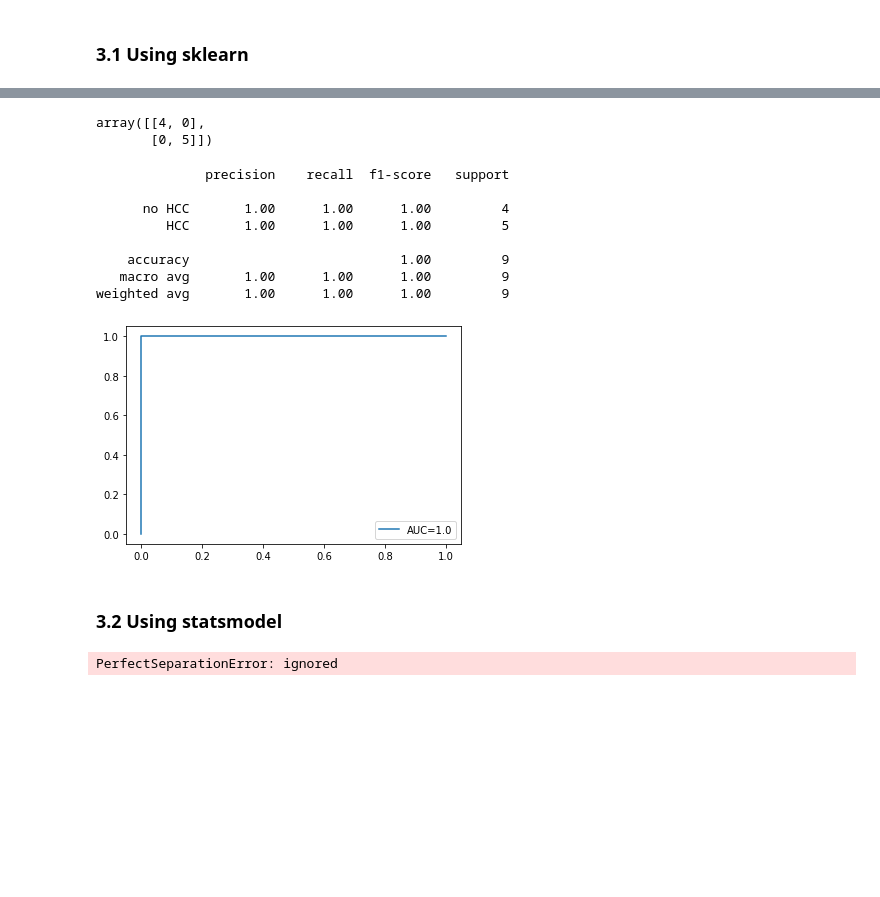
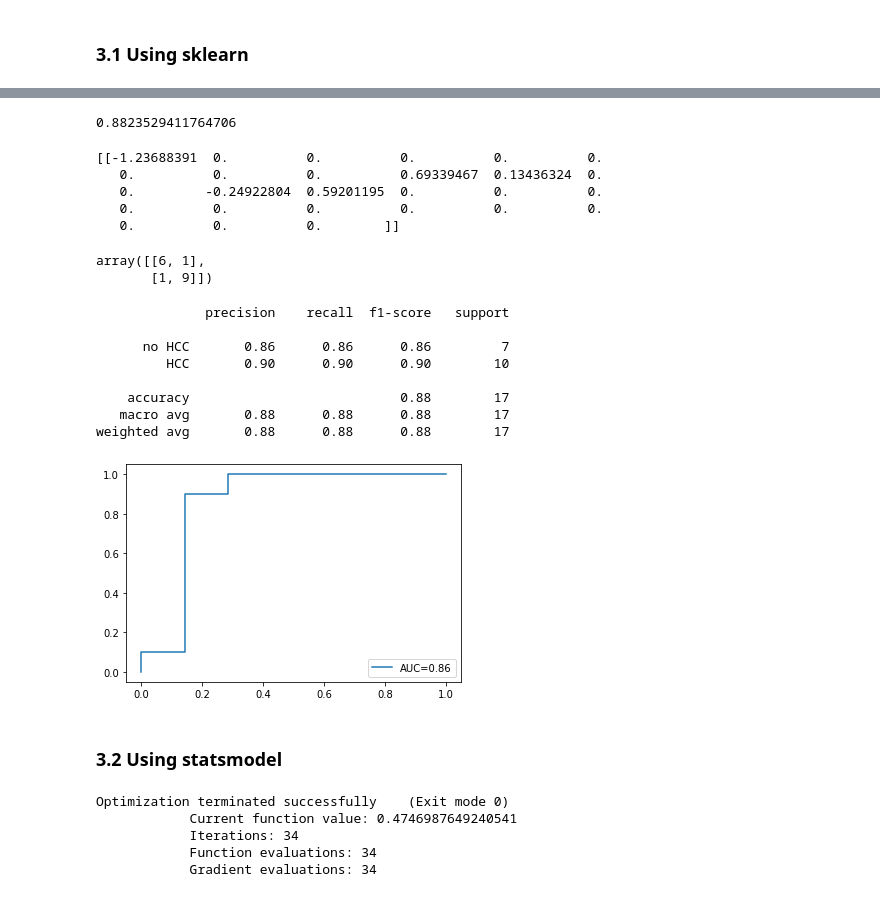
Before and after one commit to jmnolte/HCCNet, a Jupyter notebook: test_scripts/model_building.ipynb, the cells around one changed output, grey strips where cells are left out. Cells and saved outputs as stored; diff of their text form; code cells hidden in the pictures; blank space fills up the shorter version.

Commit message:
adjust model building

```diff
--- a/test_scripts/model_building.ipynb
+++ b/test_scripts/model_building.ipynb
@@ -185,13 +200,8 @@ for idx, threshold in enumerate(np.arange(0.2,1.1,0.1)):
 # %% [markdown]
 ### 3.1 Using sklearn
 # %%
-# divide data set in 75%:25% split
-X = features_data[features_names] # Features
+# divide data set in 50%:50% split
+X = features_only # Features
 y = features_data['HCC'] # Target variable
 
-X_train, X_test, y_train, y_test = train_test_split(X, y, test_size=0.25, random_state=16)
+X_train, X_test, y_train, y_test = train_test_split(X, y, test_size=0.5, random_state=16)
-# %%
-# fit logistic regression model and obtain predicted values
-model = LogisticRegression(random_state=16)
-model.fit(X_train, y_train)
-y_pred = model.predict(X_test)
@@ -205,0 +208,6 @@ print(model.coef_, model.intercept_)
+# %%
+from sklearn.model_selection import GridSearchCV
+param = {'C':np.logspace(-5,5,11), 'penalty':['l1'], 'solver':['liblinear']}
+logreg = LogisticRegression(random_state=16)
+logreg_cv = GridSearchCV(logreg, param, cv=5, scoring='accuracy')
+logreg_cv.fit(X_train, y_train)
@@ -206,41 +242,59 @@ print(model.coef_, model.intercept_)
+# %%
+mod = LogisticRegression(penalty='l1', C=1, solver='liblinear', random_state=16).fit(X_train, y_train)
+pred = mod.predict(X_test)
+mod.score(X_test, y_test) # accuracy = 0.88
+# %% [output]
+0.8823529411764706
+# %%
+# get coefficients
+print(mod.coef_) # feature 0, 9, 10, 13, and 14 remain
+# %% [output]
+[[-1.23688391  0.          0.          0.          0.          0.
+   0.          0.          0.          0.69339467  0.13436324  0.
+   0.         -0.24922804  0.59201195  0.          0.          0.
+   0.          0.          0.          0.          0.          0.
+   0.          0.          0.        ]]
 # %%
 from sklearn import metrics
 
-cnf_matrix = metrics.confusion_matrix(y_test, y_pred)
+cnf_matrix = metrics.confusion_matrix(y_test, pred)
 cnf_matrix
 # %% [output]
-array([[4, 0],
-       [0, 5]])
+array([[6, 1],
+       [1, 9]])
 # %%
 from sklearn.metrics import classification_report
+
 labels = ['no HCC', 'HCC']
-print(classification_report(y_test, y_pred, target_names=labels))
+print(classification_report(y_test, pred, target_names=labels))
 # %% [output]
               precision    recall  f1-score   support
 
-      no HCC       1.00      1.00      1.00         4
-         HCC       1.00      1.00      1.00         5
+      no HCC       0.86      0.86      0.86         7
+         HCC       0.90      0.90      0.90        10
 
-    accuracy                           1.00         9
-   macro avg       1.00      1.00      1.00         9
-weighted avg       1.00      1.00      1.00         9
+    accuracy                           0.88        17
+   macro avg       0.88      0.88      0.88        17
+weighted avg       0.88      0.88      0.88        17
 # %%
 # plot ROC-curve
-y_pred_proba = model.predict_proba(X_test)[::,1]
-fpr, tpr, _ = metrics.roc_curve(y_test, y_pred_proba)
-auc = metrics.roc_auc_score(y_test, y_pred_proba)
-plt.plot(fpr,tpr,label="AUC="+str(auc))
+pred_proba = mod.predict_proba(X_test)
+fpr, tpr, _ = metrics.roc_curve(y_test, pred_proba[:,1])
+auc = metrics.roc_auc_score(y_test, pred_proba[:,1])
+plt.plot(fpr,tpr,label="AUC="+str(np.around(auc, decimals=2)))
 plt.legend(loc=4)
 plt.show()
 # %% [output]
-[figure, old version]
+[figure, new version]
 # %% [markdown]
 ### 3.2 Using statsmodel
-# %%
-import statsmodels.api as sm
-
-model = sm.GLM(y_train, sm.add_constant(X_train), family=sm.families.Binomial())
-results = model.fit()
-results.summary2()
-# %% [output]
-PerfectSeparationError: ignored
+# %%
+import statsmodels.api as sm
+mod2 = sm.Logit(y_train, X_train)
+res = mod2.fit_regularized(method='l1', alpha=1)
+# %% [output]
+Optimization terminated successfully    (Exit mode 0)
+            Current function value: 0.4746987649240541
+            Iterations: 34
+            Function evaluations: 34
+            Gradient evaluations: 34
```
Also changed, not shown: parts of 14 cells of this notebook, 2 other files.
